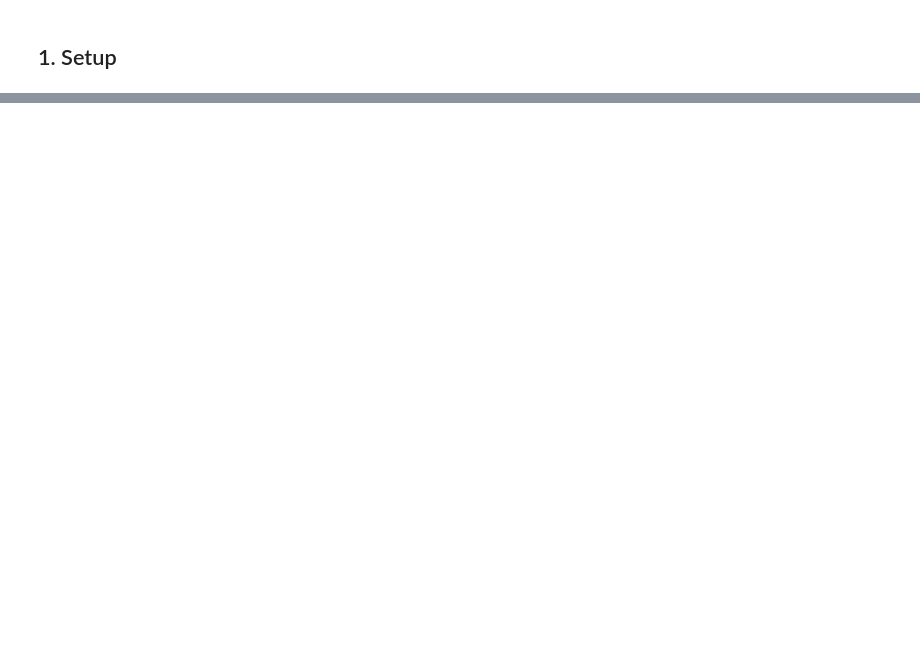
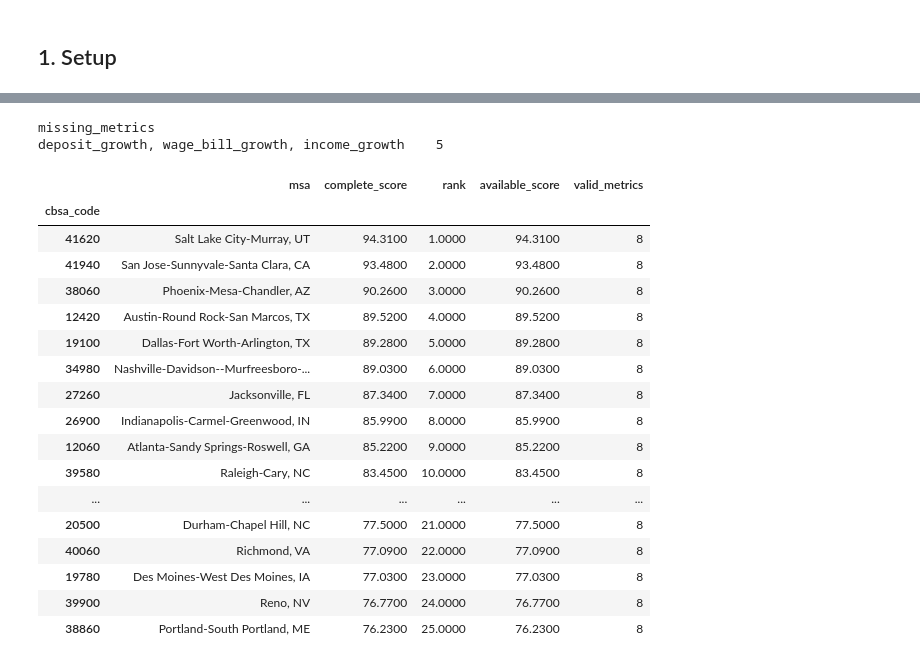
Before and after one commit to Kottakotavenkatakeerthika/bankunited-market-expansion, a Jupyter notebook: notebooks/pillar2_deposits_treasury.ipynb, the cells around one changed output, grey strips where cells are left out. Saved outputs shown, nothing was run; the diff lists cells and outputs as text; code cells hidden in the pictures; blank space fills up the shorter version.

```diff
--- a/notebooks/pillar2_deposits_treasury.ipynb
+++ b/notebooks/pillar2_deposits_treasury.ipynb
@@ -550,0 +11,27 @@ wrote outputs\pillar_scores\pillar2_scores.csv and outputs\pillar_scores\pillar2
+# %%
+from pathlib import Path
+import sys
+import numpy as np
+import pandas as pd
+
+ROOT = next(p for p in [Path.cwd(), *Path.cwd().parents] if (p / "src" / "scoring").exists())
+sys.path.insert(0, str(ROOT))
+from src import market_attractiveness as ma
+from src.scoring import engine
+
+PILLAR = "pillar2"
+AS_OF = None                      # e.g. "2025-06-30" for the Charlotte back-test
+WEIGHTS = ROOT / "weights" / "baseline.toml"
+EXAMPLE = "16740"                 # Charlotte
+
+pd.set_option("display.width", 200); pd.set_option("display.max_columns", 30)
+pd.set_option("display.max_colwidth", 70); pd.set_option("display.float_format", "{:,.4f}".format)
+
+sets = ma.metric_sets(ROOT, AS_OF)
+ms = sets[PILLAR]
+weights_cfg = ma.load_weights(WEIGHTS)
+w, skipped = engine.pillar_weights(ms, weights_cfg)
+P = engine.percentiles(ms)
+results = engine.score_pillar(ms, w, P)
+print(f"{ms.label}: {len(ms.values)} metros, {len(ms.metrics)} metrics ({len(w)} weighted), "
+      f"{int(results['rank'].notna().sum())} complete" + (f", as of {AS_OF}" if AS_OF else ""))
@@ -550,0 +79,24 @@ wrote outputs\pillar_scores\pillar2_scores.csv and outputs\pillar_scores\pillar2
+# %%
+print(results.loc[results["rank"].isna(), "missing_metrics"].value_counts().head(5).to_string())
+results.sort_values("rank").head(25)[["msa", "complete_score", "rank", "available_score", "valid_metrics"]].round(2)
+# %% [output]
+missing_metrics
+deposit_growth, wage_bill_growth, income_growth    5
+|  | msa | complete_score | rank | available_score | valid_metrics |
+| cbsa_code |  |  |  |  |  |
+| 41620 | Salt Lake City-Murray, UT | 94.3100 | 1.0000 | 94.3100 | 8 |
+| 41940 | San Jose-Sunnyvale-Santa Clara, CA | 93.4800 | 2.0000 | 93.4800 | 8 |
+| 38060 | Phoenix-Mesa-Chandler, AZ | 90.2600 | 3.0000 | 90.2600 | 8 |
+| 12420 | Austin-Round Rock-San Marcos, TX | 89.5200 | 4.0000 | 89.5200 | 8 |
+| 19100 | Dallas-Fort Worth-Arlington, TX | 89.2800 | 5.0000 | 89.2800 | 8 |
+| 34980 | Nashville-Davidson--Murfreesboro-... | 89.0300 | 6.0000 | 89.0300 | 8 |
+| 27260 | Jacksonville, FL | 87.3400 | 7.0000 | 87.3400 | 8 |
+| 26900 | Indianapolis-Carmel-Greenwood, IN | 85.9900 | 8.0000 | 85.9900 | 8 |
+| 12060 | Atlanta-Sandy Springs-Roswell, GA | 85.2200 | 9.0000 | 85.2200 | 8 |
+| 39580 | Raleigh-Cary, NC | 83.4500 | 10.0000 | 83.4500 | 8 |
+| ... | ... | ... | ... | ... | ... |
+| 20500 | Durham-Chapel Hill, NC | 77.5000 | 21.0000 | 77.5000 | 8 |
+| 40060 | Richmond, VA | 77.0900 | 22.0000 | 77.0900 | 8 |
+| 19780 | Des Moines-West Des Moines, IA | 77.0300 | 23.0000 | 77.0300 | 8 |
+| 39900 | Reno, NV | 76.7700 | 24.0000 | 76.7700 | 8 |
+| 38860 | Portland-South Portland, ME | 76.2300 | 25.0000 | 76.2300 | 8 |
```
Also changed, not shown: parts of 44 cells of this notebook, 42 other files.
